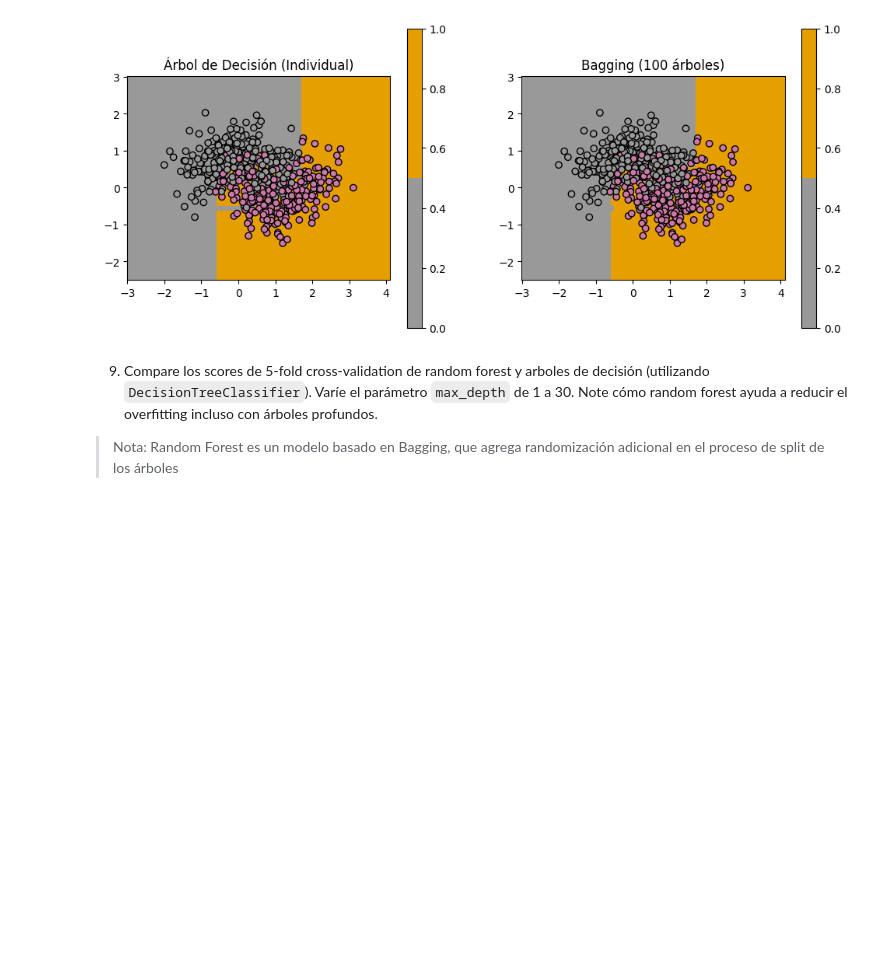
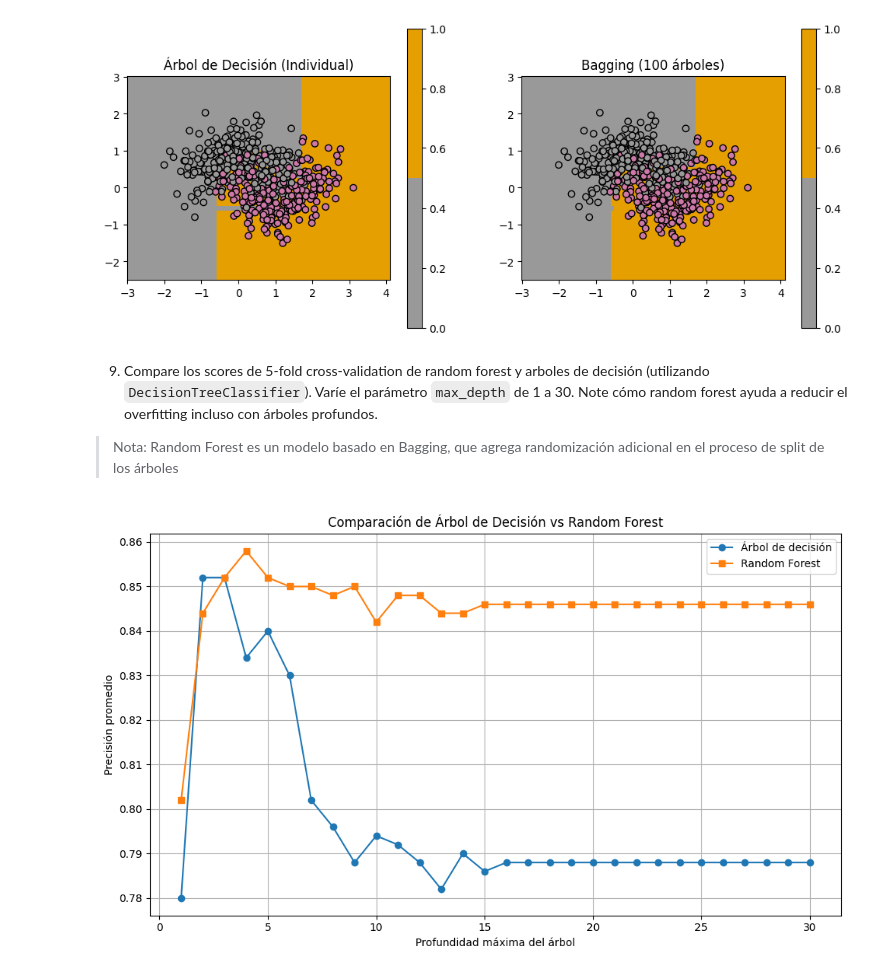
Before and after one commit to astromai/Laboratorios-Mineria-de-Datos-CC5205, a Jupyter notebook: Laboratorio_6.ipynb, the cells around one changed output. Saved outputs shown, nothing was run; the diff lists cells and outputs as text; code cells hidden in the pictures; blank space fills up the shorter version.

```diff
--- a/Laboratorio_6.ipynb
+++ b/Laboratorio_6.ipynb
@@ -590,14 +590,33 @@ plt.show()
 # %%
 from sklearn.ensemble import RandomForestClassifier
 from sklearn.model_selection import cross_val_score
 
 # TODO: Entrenar los modelos con cross-validation variando max_depth
 #       y guardar la precision promedio
+
+rt = DecisionTreeClassifier(random_state=0)
+rf = RandomForestClassifier(random_state=0)
+
+depths = range(1, 31)
+scores_rt = np.zeros(len(depths))
+scores_rf = np.zeros(len(depths))
 
 for i in depths:
     rt.set_params(max_depth=i)
     rf.set_params(max_depth=i)
     scores_rt[i - 1] = cross_val_score(rt, X, y, cv=5).mean()
     scores_rf[i - 1] = cross_val_score(rf, X, y, cv=5).mean()
 
 # TODO: graficar los resultados
+plt.figure(figsize=(10, 6))
+plt.plot(depths, scores_rt, label='Árbol de decisión', marker='o')
+plt.plot(depths, scores_rf, label='Random Forest', marker='s')
+plt.xlabel('Profundidad máxima del árbol')
+plt.ylabel('Precisión promedio')
+plt.title('Comparación de Árbol de Decisión vs Random Forest')
+plt.legend()
+plt.grid(True)
+plt.tight_layout()
+plt.show()
+# %% [output]
+[figure, added]
```
Also changed, not shown: parts of 5 cells of this notebook.
